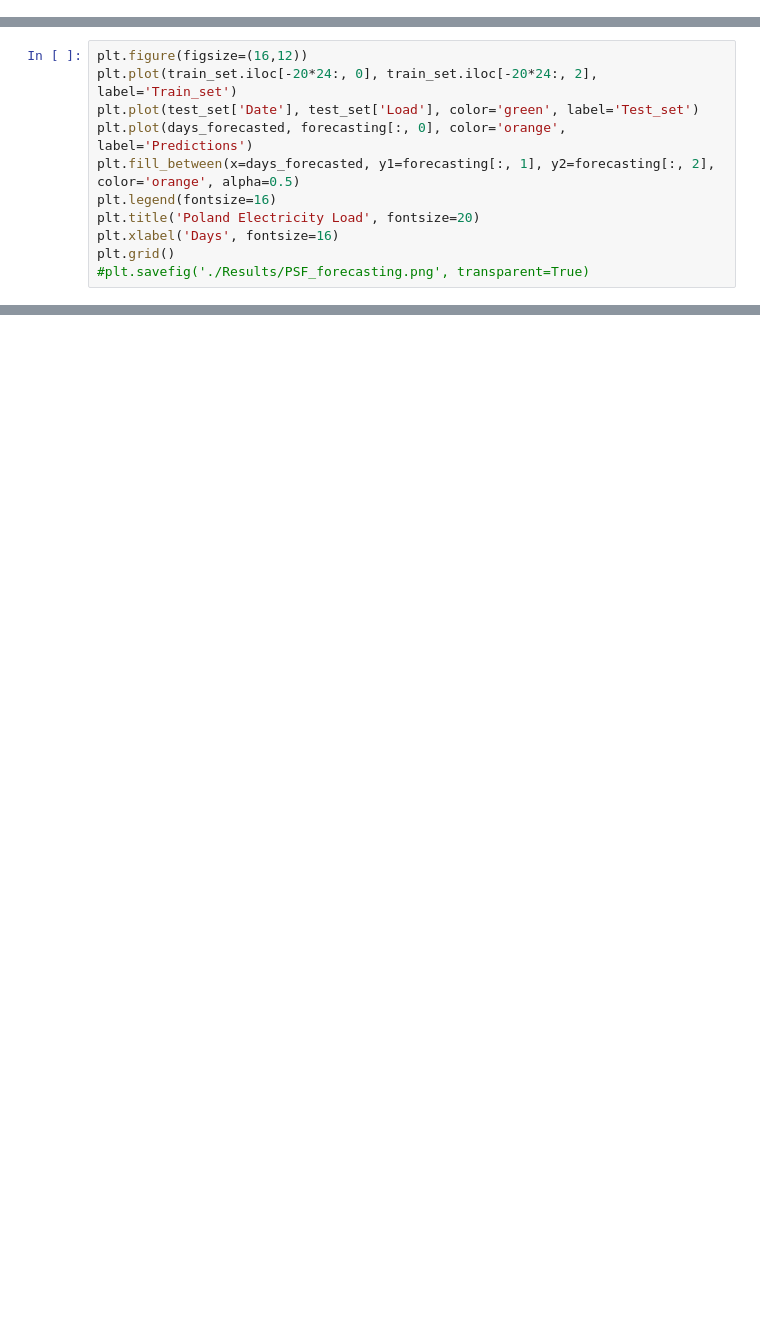
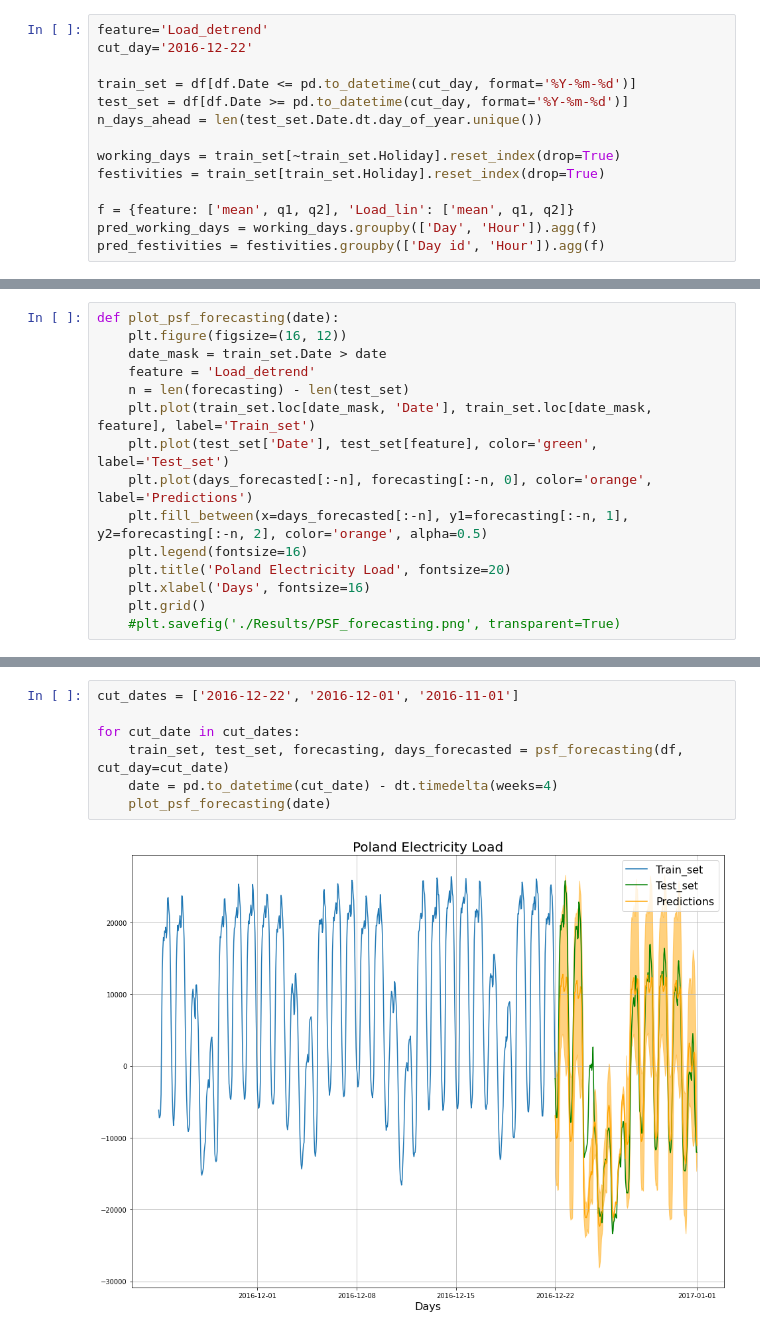
Before and after one commit to Nuelam9/Report-2, a Jupyter notebook: src/poland_fest.ipynb, the cells around one changed output, grey strips where cells are left out. Saved outputs shown, nothing was run; the diff lists cells and outputs as text; blank space fills up the shorter version.

```diff
--- a/src/poland_fest.ipynb
+++ b/src/poland_fest.ipynb
@@ -76,0 +95,14 @@ days_forecasted = pd.date_range(cutting_day, periods=n_days_ahead*24, freq="h")
+# %%
+feature='Load_detrend'
+cut_day='2016-12-22'
+
+train_set = df[df.Date <= pd.to_datetime(cut_day, format='%Y-%m-%d')]
+test_set = df[df.Date >= pd.to_datetime(cut_day, format='%Y-%m-%d')]
+n_days_ahead = len(test_set.Date.dt.day_of_year.unique())
+
+working_days = train_set[~train_set.Holiday].reset_index(drop=True)
+festivities = train_set[train_set.Holiday].reset_index(drop=True)
+
+f = {feature: ['mean', q1, q2], 'Load_lin': ['mean', q1, q2]}
+pred_working_days = working_days.groupby(['Day', 'Hour']).agg(f)
+pred_festivities = festivities.groupby(['Day id', 'Hour']).agg(f)
@@ -77,11 +165,15 @@ days_forecasted = pd.date_range(cutting_day, periods=n_days_ahead*24, freq="h")
 # %%
-plt.figure(figsize=(16,12))
-plt.plot(train_set.iloc[-20*24:, 0], train_set.iloc[-20*24:, 2], label='Train_set')
-plt.plot(test_set['Date'], test_set['Load'], color='green', label='Test_set')
-plt.plot(days_forecasted, forecasting[:, 0], color='orange', label='Predictions')
-plt.fill_between(x=days_forecasted, y1=forecasting[:, 1], y2=forecasting[:, 2], color='orange', alpha=0.5)
-plt.legend(fontsize=16)
-plt.title('Poland Electricity Load', fontsize=20)
-plt.xlabel('Days', fontsize=16)
-plt.grid()
-#plt.savefig('./Results/PSF_forecasting.png', transparent=True)
+def plot_psf_forecasting(date):
+    plt.figure(figsize=(16, 12))
+    date_mask = train_set.Date > date
+    feature = 'Load_detrend'
+    n = len(forecasting) - len(test_set)
+    plt.plot(train_set.loc[date_mask, 'Date'], train_set.loc[date_mask, feature], label='Train_set')
+    plt.plot(test_set['Date'], test_set[feature], color='green', label='Test_set')
+    plt.plot(days_forecasted[:-n], forecasting[:-n, 0], color='orange', label='Predictions')
+    plt.fill_between(x=days_forecasted[:-n], y1=forecasting[:-n, 1], y2=forecasting[:-n, 2], color='orange', alpha=0.5)
+    plt.legend(fontsize=16)
+    plt.title('Poland Electricity Load', fontsize=20)
+    plt.xlabel('Days', fontsize=16)
+    plt.grid()
+    #plt.savefig('./Results/PSF_forecasting.png', transparent=True)
@@ -89,0 +180,9 @@ plt.grid()
+# %%
+cut_dates = ['2016-12-22', '2016-12-01', '2016-11-01']
+
+for cut_date in cut_dates:
+    train_set, test_set, forecasting, days_forecasted = psf_forecasting(df, cut_day=cut_date)
+    date = pd.to_datetime(cut_date) - dt.timedelta(weeks=4)
+    plot_psf_forecasting(date)
+# %% [output]
+[figure, added]
```
Also changed, not shown: parts of 18 cells of this notebook.
